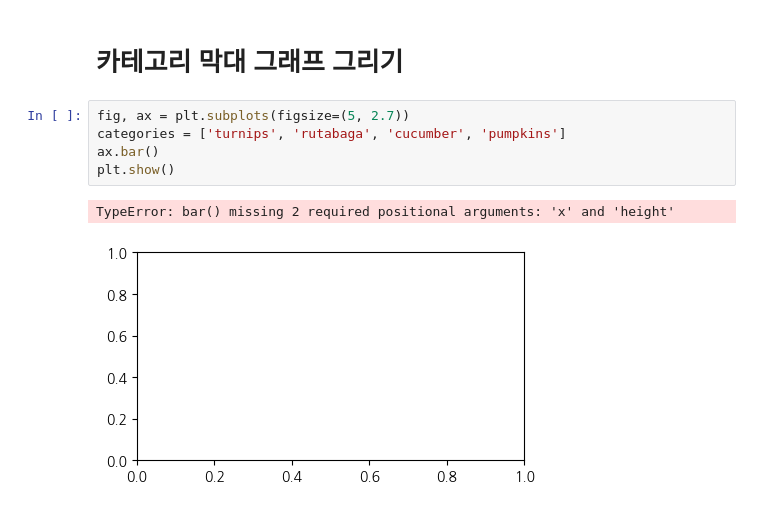
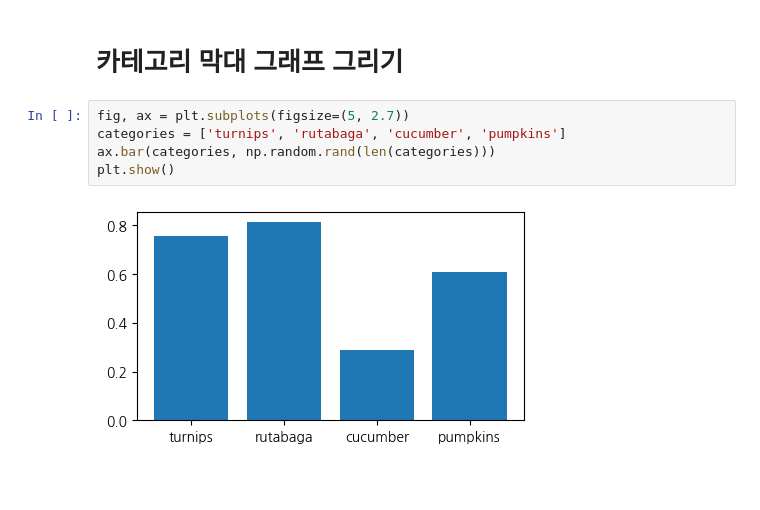
Before and after one commit to wichuuu/fintech, a Jupyter notebook: 05machine_learning/04matplotlib사용법.ipynb, the cells around one changed output. Cells and saved outputs as stored; diff of their text form; blank space fills up the shorter version.

```diff
--- a/05machine_learning/04matplotlib사용법.ipynb
+++ b/05machine_learning/04matplotlib사용법.ipynb
@@ -196,8 +284,7 @@ plt.show()
 # %%
 fig, ax = plt.subplots(figsize=(5, 2.7))
 categories = ['turnips', 'rutabaga', 'cucumber', 'pumpkins']
-ax.bar()
+ax.bar(categories, np.random.rand(len(categories)))
 plt.show()
 # %% [output]
-TypeError: bar() missing 2 required positional arguments: 'x' and 'height'
-[figure, old version]
+[figure, new version]
```
Also changed, not shown: parts of 19 cells of this notebook, 11 other files.
